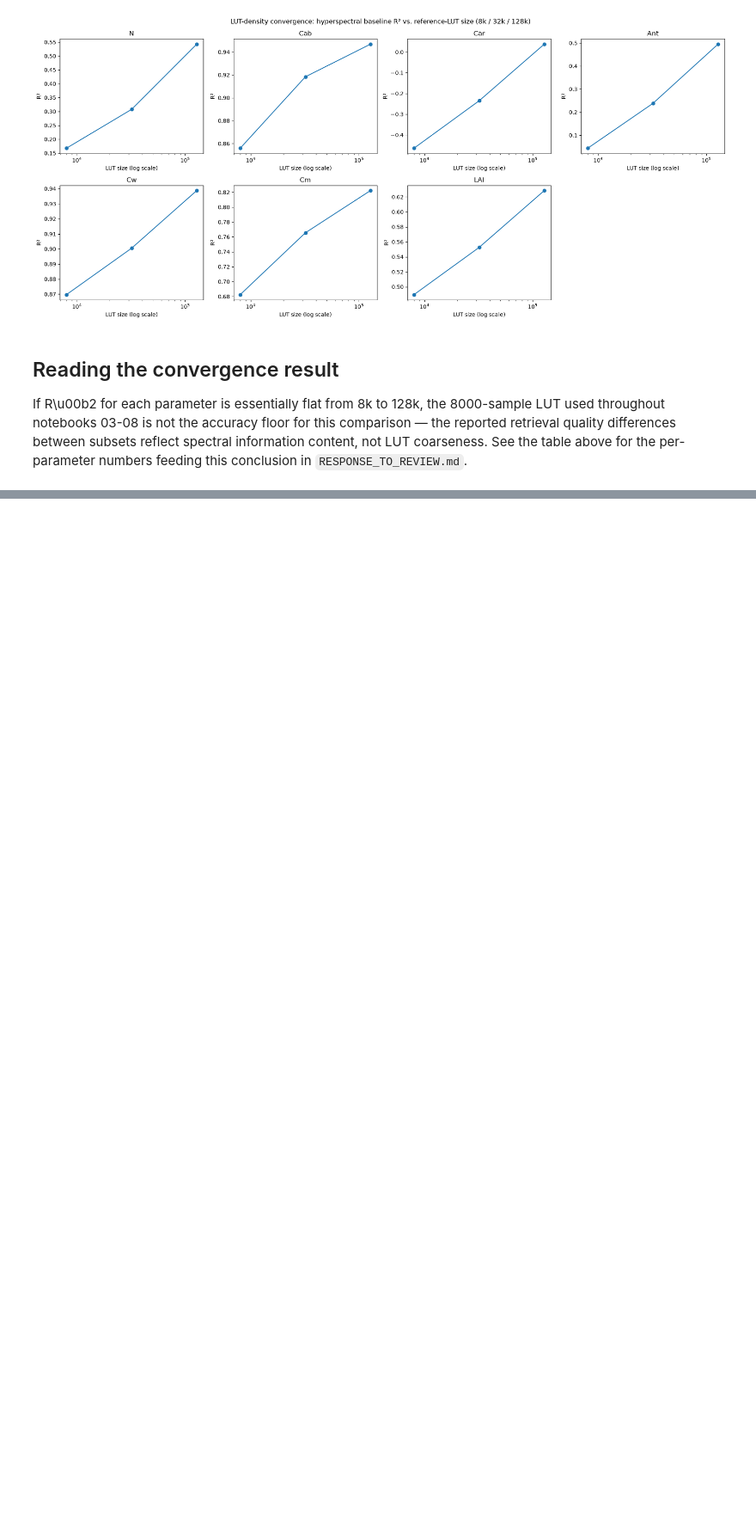
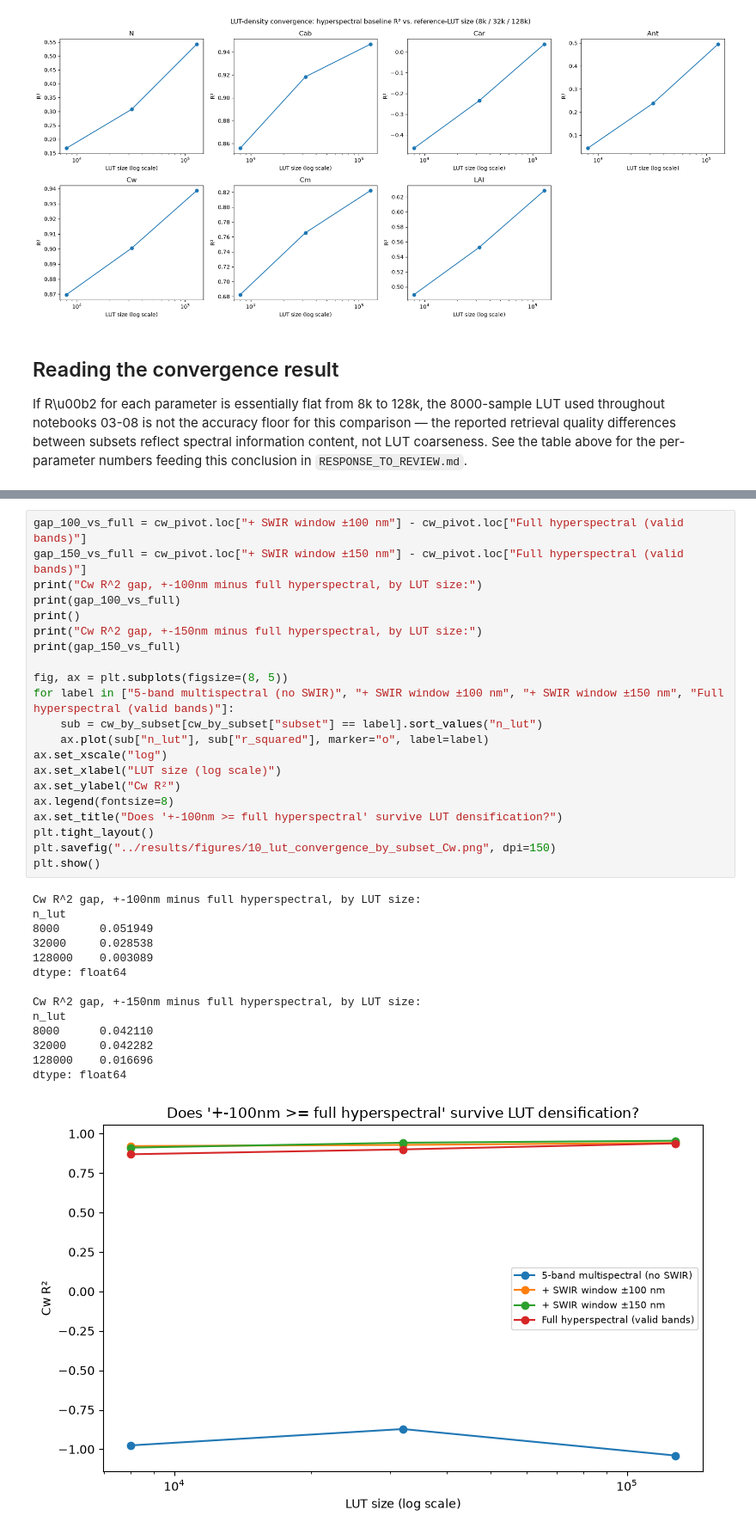
Before and after one commit to sabanskiy/tanager-pigment-inversion, a Jupyter notebook: notebooks/09_lut_density_convergence.ipynb, the cells around one changed output, grey strips where cells are left out. Shown at 86% size. Saved outputs shown, nothing was run; the diff lists cells and outputs as text; blank space fills up the shorter version.

```diff
--- a/notebooks/09_lut_density_convergence.ipynb
+++ b/notebooks/09_lut_density_convergence.ipynb
@@ -80,0 +129,36 @@ If R\u00b2 for each parameter is essentially flat from 8k to 128k, the 8000-samp
+# %%
+gap_100_vs_full = cw_pivot.loc["+ SWIR window ±100 nm"] - cw_pivot.loc["Full hyperspectral (valid bands)"]
+gap_150_vs_full = cw_pivot.loc["+ SWIR window ±150 nm"] - cw_pivot.loc["Full hyperspectral (valid bands)"]
+print("Cw R^2 gap, +-100nm minus full hyperspectral, by LUT size:")
+print(gap_100_vs_full)
+print()
+print("Cw R^2 gap, +-150nm minus full hyperspectral, by LUT size:")
+print(gap_150_vs_full)
+
+fig, ax = plt.subplots(figsize=(8, 5))
+for label in ["5-band multispectral (no SWIR)", "+ SWIR window ±100 nm", "+ SWIR window ±150 nm", "Full hyperspectral (valid bands)"]:
+    sub = cw_by_subset[cw_by_subset["subset"] == label].sort_values("n_lut")
+    ax.plot(sub["n_lut"], sub["r_squared"], marker="o", label=label)
+ax.set_xscale("log")
+ax.set_xlabel("LUT size (log scale)")
+ax.set_ylabel("Cw R²")
+ax.legend(fontsize=8)
+ax.set_title("Does '+-100nm >= full hyperspectral' survive LUT densification?")
+plt.tight_layout()
+plt.savefig("../results/figures/10_lut_convergence_by_subset_Cw.png", dpi=150)
+plt.show()
+# %% [output]
+Cw R^2 gap, +-100nm minus full hyperspectral, by LUT size:
+n_lut
+8000      0.051949
+32000     0.028538
+128000    0.003089
+dtype: float64
+
+Cw R^2 gap, +-150nm minus full hyperspectral, by LUT size:
+n_lut
+8000      0.042110
+32000     0.042282
+128000    0.016696
+dtype: float64
+[figure, added]
```
Also changed, not shown: parts of 2 cells of this notebook, 2 other files.
